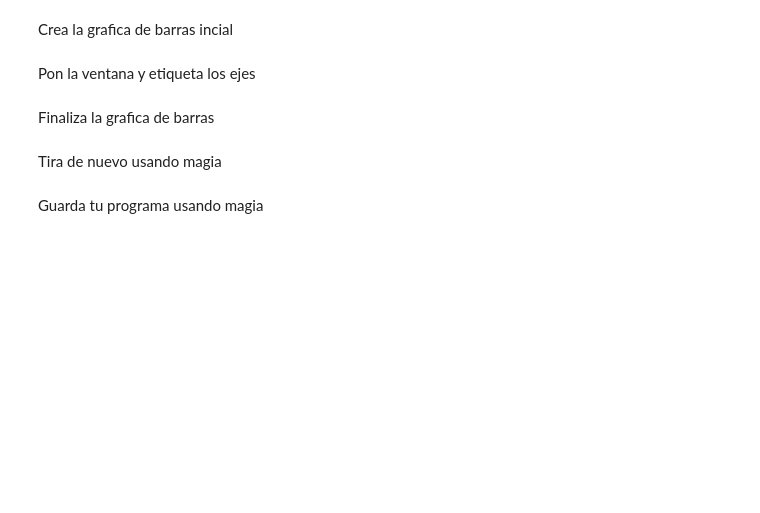
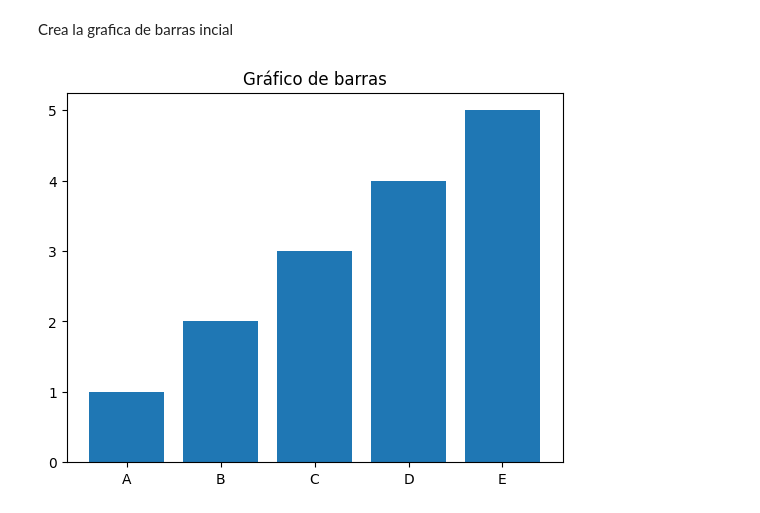
Before and after one commit to LouisStardust/PracticasPhytonLBLE, a Jupyter notebook: 5.-Listas y Tuplas.ipynb, the cells around one changed output. Drawn from its saved outputs; the diff is of its cells as text; code cells hidden in the pictures; blank space fills up the shorter version.

```diff
--- a/5.-Listas y Tuplas.ipynb
+++ b/5.-Listas y Tuplas.ipynb
@@ -411,10 +739,13 @@ Importa las librerias
 # %% [markdown]
 Crea la grafica de barras incial
-# %% [markdown]
-Pon la ventana y etiqueta los ejes
-# %% [markdown]
-Finaliza la grafica de barras
-# %% [markdown]
-Tira de nuevo usando magia
-# %% [markdown]
-Guarda tu programa usando magia
+# %%
+import matplotlib.pyplot as plt
+
+data = [1, 2, 3, 4, 5]
+labels = ['A', 'B', 'C', 'D', 'E']
+
+plt.bar(labels, data)
+plt.title('Gráfico de barras')
+plt.show()
+# %% [output]
+[figure, added]
```
Also changed, not shown: parts of 55 cells of this notebook, 1 other file.
